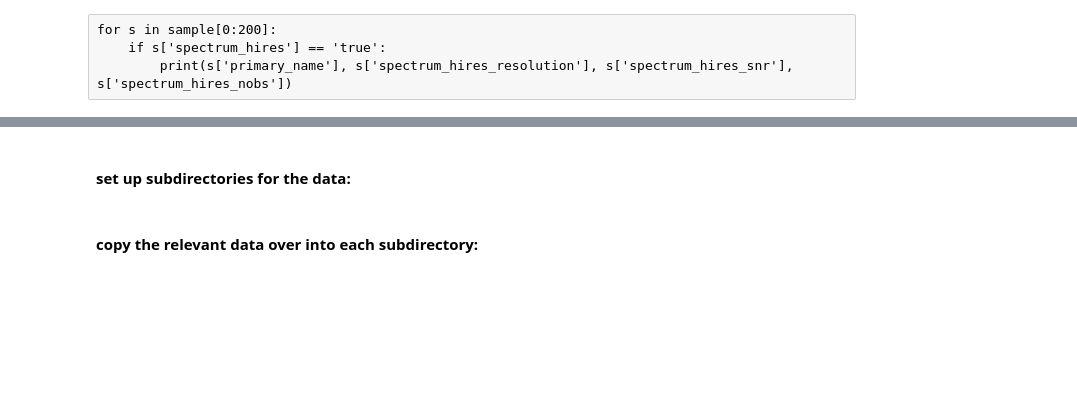
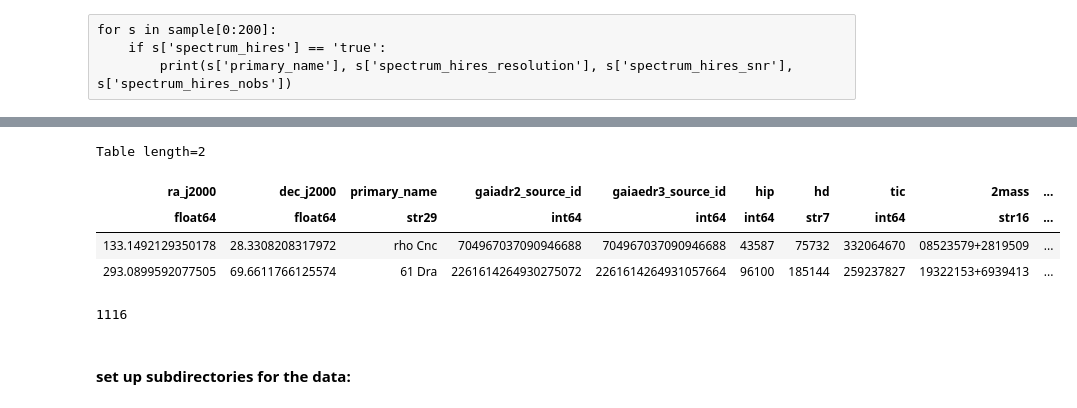
Before and after one commit to megbedell/gr8stars, a Jupyter notebook: hires_downloads.ipynb, the cells around one changed output, grey strips where cells are left out. Cells and saved outputs as stored; diff of their text form; code cells hidden in the pictures; blank space fills up the shorter version.

```diff
--- a/hires_downloads.ipynb
+++ b/hires_downloads.ipynb
@@ -28,0 +66,8 @@ for s in sample[0:200]:
+# %%
+sample[sample['spectrum_hires_resolution'] >= 103000]
+# %% [output]
+Table length=2
+| ra_j2000 | dec_j2000 | primary_name | gaiadr2_source_id | gaiaedr3_source_id | hip | hd | tic | 2mass | ... |
+| float64 | float64 | str29 | int64 | int64 | int64 | str7 | int64 | str16 | ... |
+| 133.1492129350178 | 28.3308208317972 | rho Cnc | 704967037090946688 | 704967037090946688 | 43587 | 75732 | 332064670 | 08523579+2819509 | ... |
+| 293.0899592077505 | 69.6611766125574 | 61 Dra | 2261614264930275072 | 2261614264931057664 | 96100 | 185144 | 259237827 | 19322153+6939413 | ... |
@@ -29,3 +76,7 @@ for s in sample[0:200]:
+# %%
+len(obs_to_download)
+# %% [output]
+1116
 # %% [markdown]
 #### set up subdirectories for the data:
 # %%
@@ -46,2 +95,0 @@ for s in sample:
-# %% [markdown]
-#### copy the relevant data over into each subdirectory:
```
Also changed, not shown: parts of 9 cells of this notebook, 4 other files.
